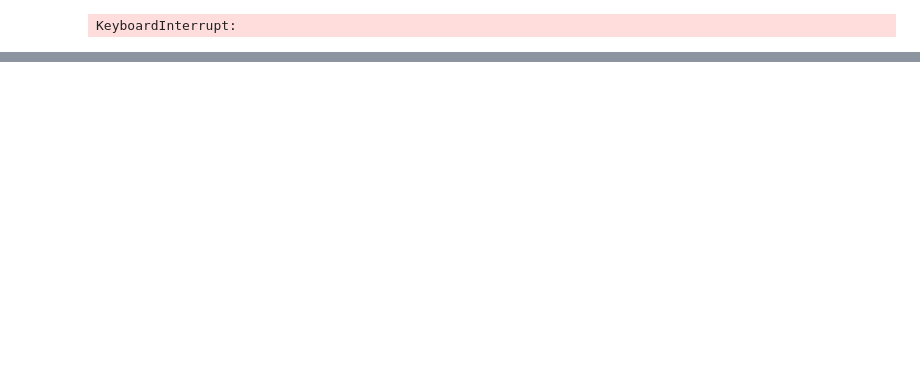
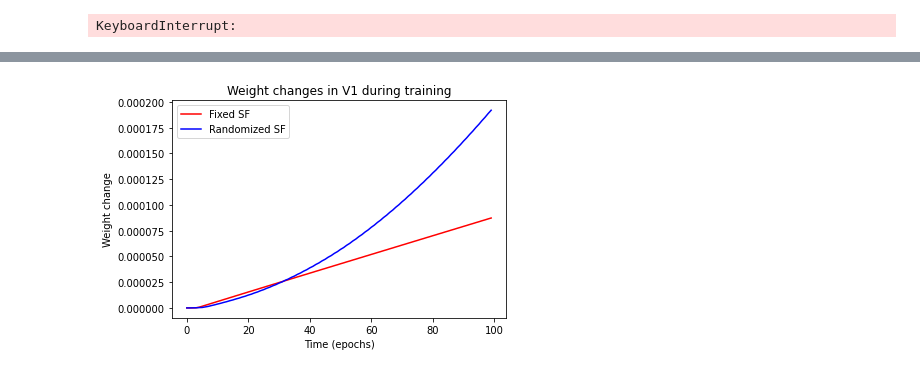
Before and after one commit to pacochow/Modelling-vpl, a Jupyter notebook: Locally_connected_network.ipynb, the cells around one changed output, grey strips where cells are left out. Cells and saved outputs as stored; diff of their text form; code cells hidden in the pictures; blank space fills up the shorter version.

```diff
--- a/Locally_connected_network.ipynb
+++ b/Locally_connected_network.ipynb
@@ -833,0 +179,19 @@ plt.title("Change in bandwidth for V1 tuning curves of networks trained on diffe
+# %%
+np.random.seed(2)
+torch.manual_seed(2)
+
+schoups_net = LCN_model.LCN(
+    input_size = 33, simple_number = 12, simple_size = 11, v4_size = 11, v4_stride = 6, v4_orientation_number = 6,
+    phis_sfs = 4, training_size = 2, phis = True, sfs = False, alpha = 0.01)
+x = schoups_net.inputting(-np.pi/180, np.pi/180, random_sf = False)
+y = schoups_net.desired_outputting()
+optimizer = optim.SGD(schoups_net.parameters(), lr = schoups_net.alpha)
+schoups_net.mean_train(100, optimizer)
+
+ghose_net = LCN_model.LCN(
+    input_size = 33, simple_number = 12, simple_size = 11, v4_size = 11, v4_stride = 6, v4_orientation_number = 6,
+    phis_sfs = 4, training_size = 2, phis = True, sfs = False, alpha = 0.01)
+x = ghose_net.inputting(-np.pi/36, np.pi/36, random_sf = True)
+y = ghose_net.desired_outputting()
+optimizer = optim.SGD(ghose_net.parameters(), lr = ghose_net.alpha)
+ghose_net.mean_train(100, optimizer)
@@ -833,0 +428,7 @@ plt.title("Change in bandwidth for V1 tuning curves of networks trained on diffe
+# %%
+schoups_net.plot_weight_change('red', v1 = True)
+ghose_net.plot_weight_change('blue', v1 = True)
+plt.legend(["Fixed SF", "Randomized SF"]);
+plt.title("Weight changes in V1 during training");
+# %% [output]
+[figure, added]
```
Also changed, not shown: parts of 69 cells of this notebook, 1 other file.
